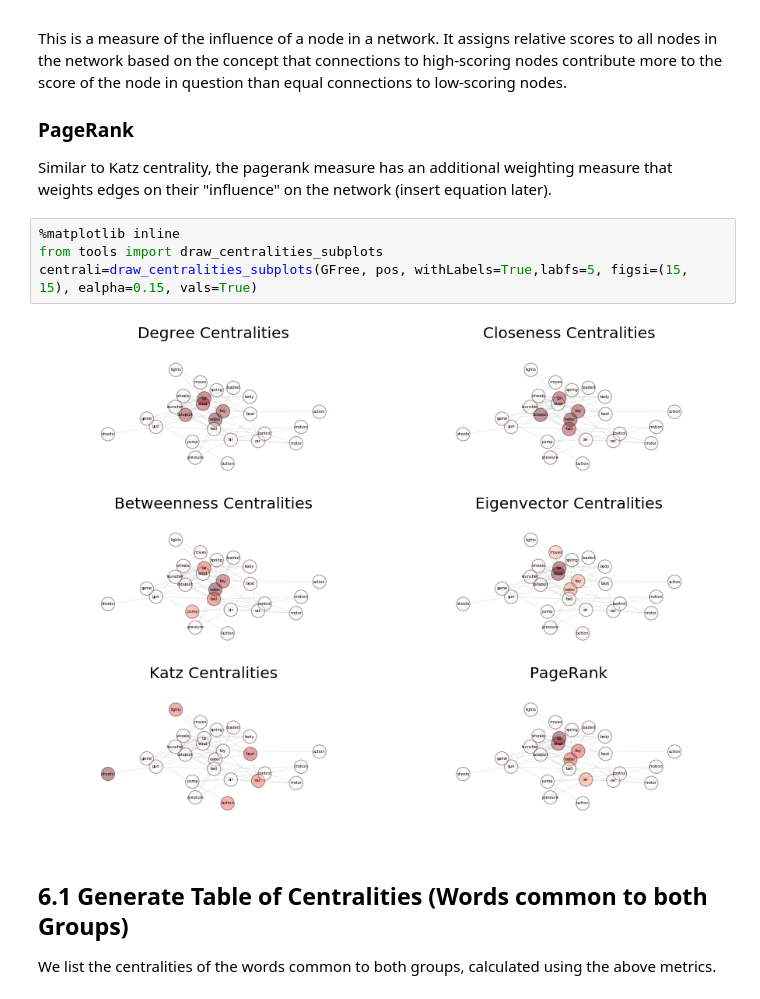
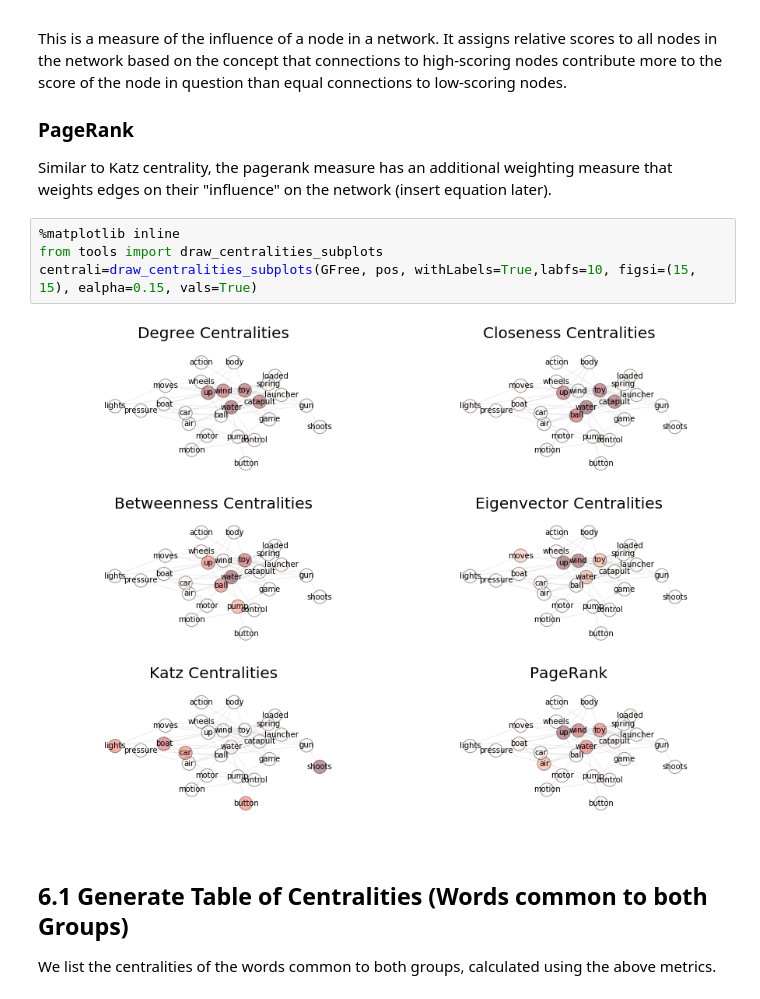
Before and after one commit to senthilchandrasegaran/jupyter-notebooks, a Jupyter notebook: brainstorming-viz/concept_representation_leximancer.ipynb, the cells around one changed output. Cells and saved outputs as stored; diff of their text form.

```diff
--- a/brainstorming-viz/concept_representation_leximancer.ipynb
+++ b/brainstorming-viz/concept_representation_leximancer.ipynb
@@ -404,9 +406,9 @@ Similar to Katz centrality, the pagerank measure has an additional weighting mea
 # %%
 %matplotlib inline
 from tools import draw_centralities_subplots
-centrali=draw_centralities_subplots(GFree, pos, withLabels=True,labfs=5, figsi=(15, 15), ealpha=0.15, vals=True)
+centrali=draw_centralities_subplots(GFree, pos, withLabels=True,labfs=10, figsi=(15, 15), ealpha=0.15, vals=True)
 # %% [output]
-[figure, old version]
+[figure, new version]
 # %% [markdown]
 ## 6.1 Generate Table of Centralities (Words common to both Groups)
 We list the centralities of the words common to both groups, calculated using the above metrics.
```
Also changed, not shown: parts of 6 cells of this notebook, 4 other files.
